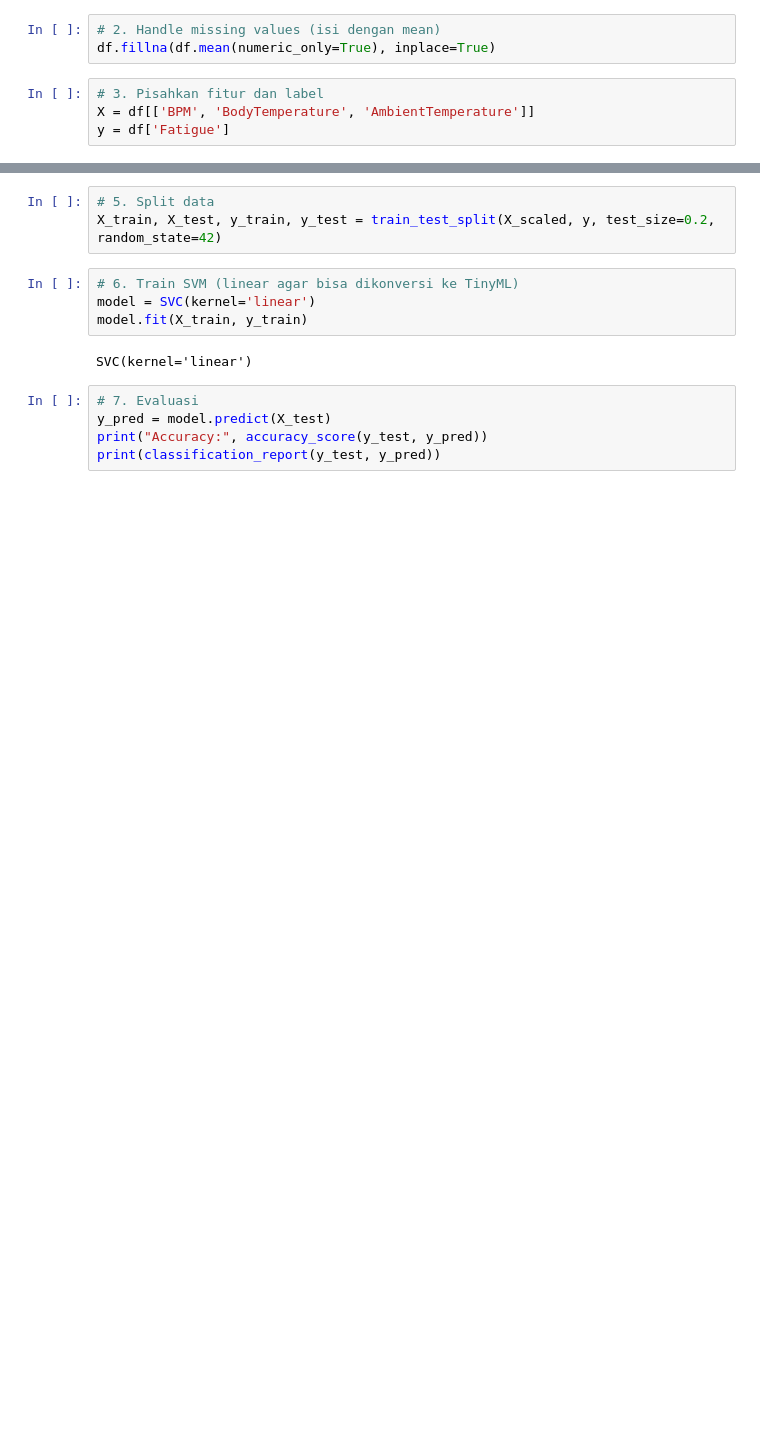
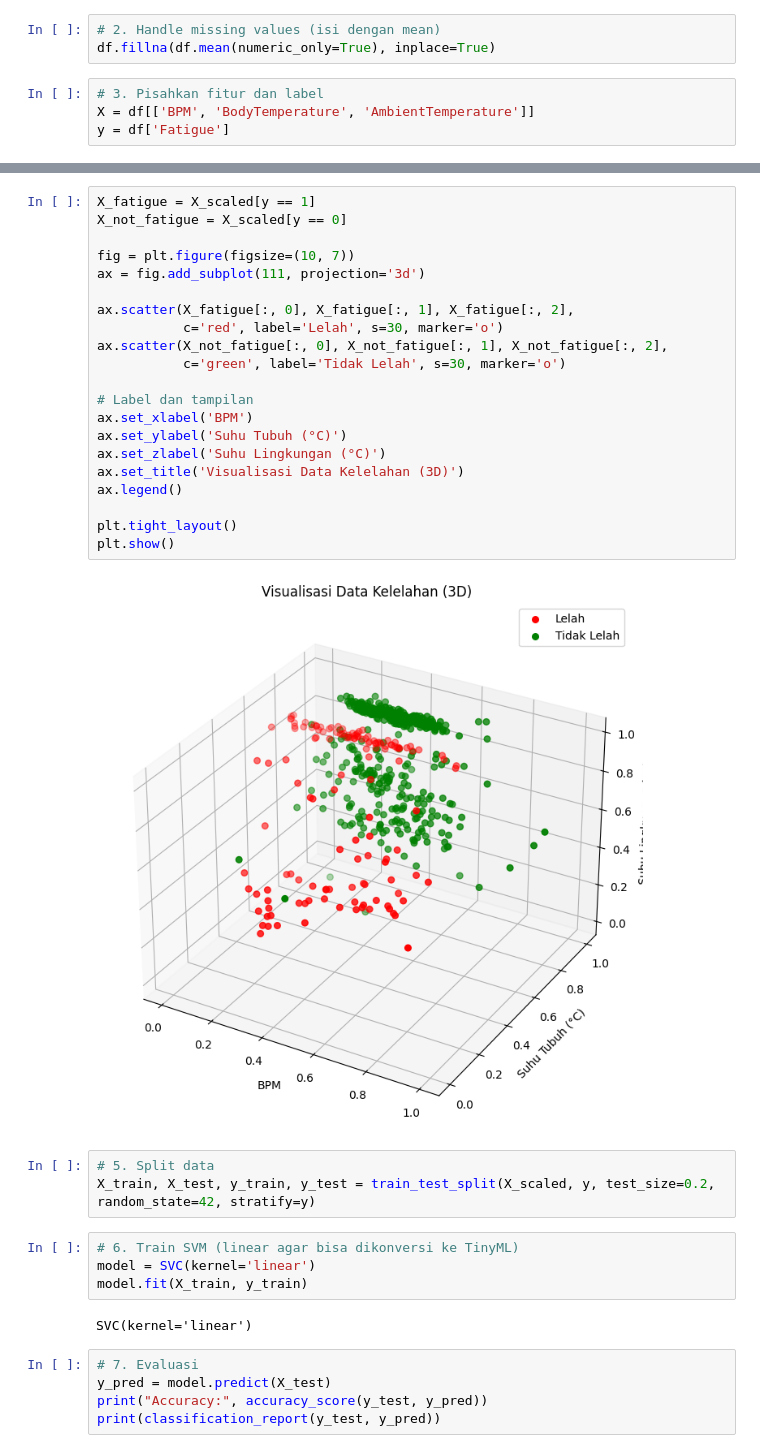
Before and after one commit to nurFattahh/fatigue_detection, a Jupyter notebook: notebooks/preprocessing.ipynb, the cells around one changed output, grey strips where cells are left out. Saved outputs shown, nothing was run; the diff lists cells and outputs as text; blank space fills up the shorter version.

```diff
--- a/notebooks/preprocessing.ipynb
+++ b/notebooks/preprocessing.ipynb
@@ -54,6 +65,29 @@ X_scaled = scaler.fit_transform(X)
+# %%
+X_fatigue = X_scaled[y == 1]
+X_not_fatigue = X_scaled[y == 0]
+
+fig = plt.figure(figsize=(10, 7))
+ax = fig.add_subplot(111, projection='3d')
+
+ax.scatter(X_fatigue[:, 0], X_fatigue[:, 1], X_fatigue[:, 2],
+           c='red', label='Lelah', s=30, marker='o')
+ax.scatter(X_not_fatigue[:, 0], X_not_fatigue[:, 1], X_not_fatigue[:, 2],
+           c='green', label='Tidak Lelah', s=30, marker='o')
+
+# Label dan tampilan
+ax.set_xlabel('BPM')
+ax.set_ylabel('Suhu Tubuh (°C)')
+ax.set_zlabel('Suhu Lingkungan (°C)')
+ax.set_title('Visualisasi Data Kelelahan (3D)')
+ax.legend()
+
+plt.tight_layout()
+plt.show()
+# %% [output]
+[figure, added]
 # %%
 # 5. Split data
-X_train, X_test, y_train, y_test = train_test_split(X_scaled, y, test_size=0.2, random_state=42)
+X_train, X_test, y_train, y_test = train_test_split(X_scaled, y, test_size=0.2, random_state=42, stratify=y)
 # %%
 # 6. Train SVM (linear agar bisa dikonversi ke TinyML)
 model = SVC(kernel='linear')
```
Also changed, not shown: parts of 14 cells of this notebook, 3 other files.
